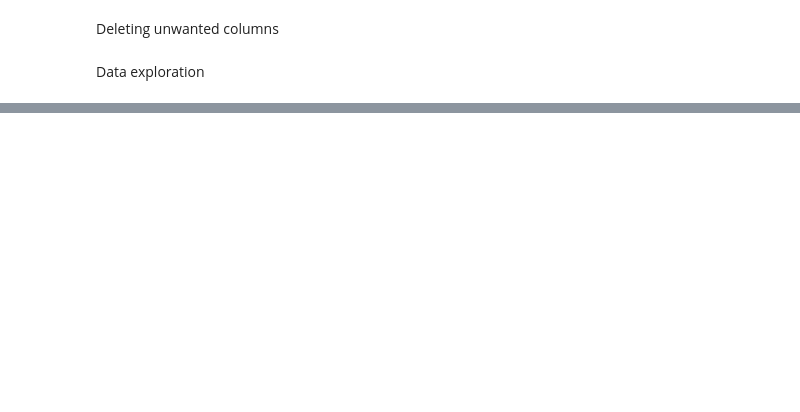
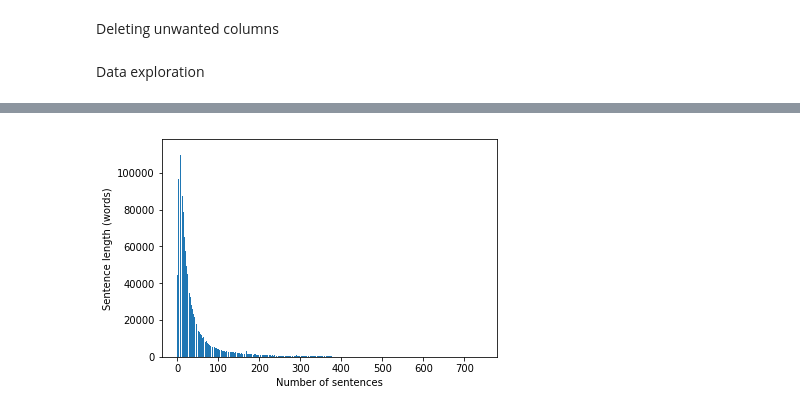
Before and after one commit to msmilevski/nrl, a Jupyter notebook: data_exploration.ipynb, the cells around one changed output, grey strips where cells are left out. Saved outputs shown, nothing was run; the diff lists cells and outputs as text; code cells hidden in the pictures; blank space fills up the shorter version.

```diff
--- a/data_exploration.ipynb
+++ b/data_exploration.ipynb
@@ -25,2 +112,18 @@ NameError: name 'pd' is not defined
+# %%
+lengths = {}
+for desc in descriptions:
+    length = len(str(desc).split())
+    if length in lengths.keys():
+        lengths[length] = lengths[length] + 1
+    else:
+        lengths[length] = 1
+# %%
+plt.bar(list(lengths.keys()), list(lengths.values()))
+plt.xlabel('Number of sentences')
+plt.ylabel('Sentence length (words)')
+plt.show()
+savefig("Number_of_words_distribution.pdf", bbox_inches='tight')
+# %% [output]
+[figure, added]
 # %%
 # %% [output]
```
Also changed, not shown: parts of 17 cells of this notebook.
